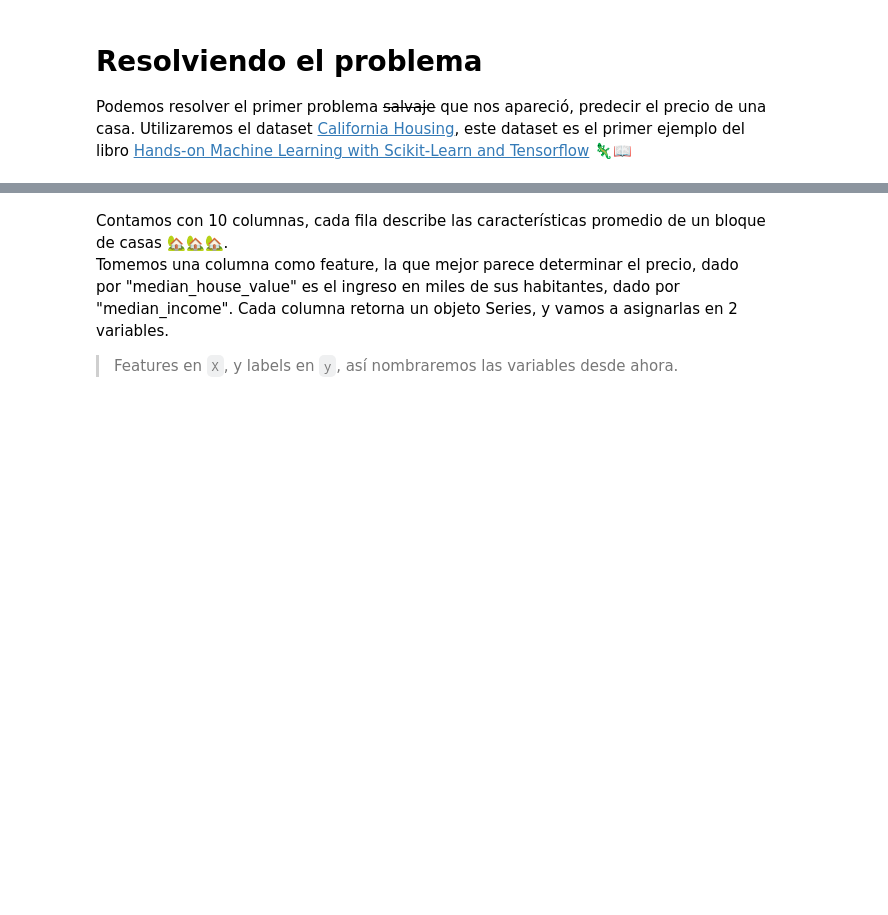
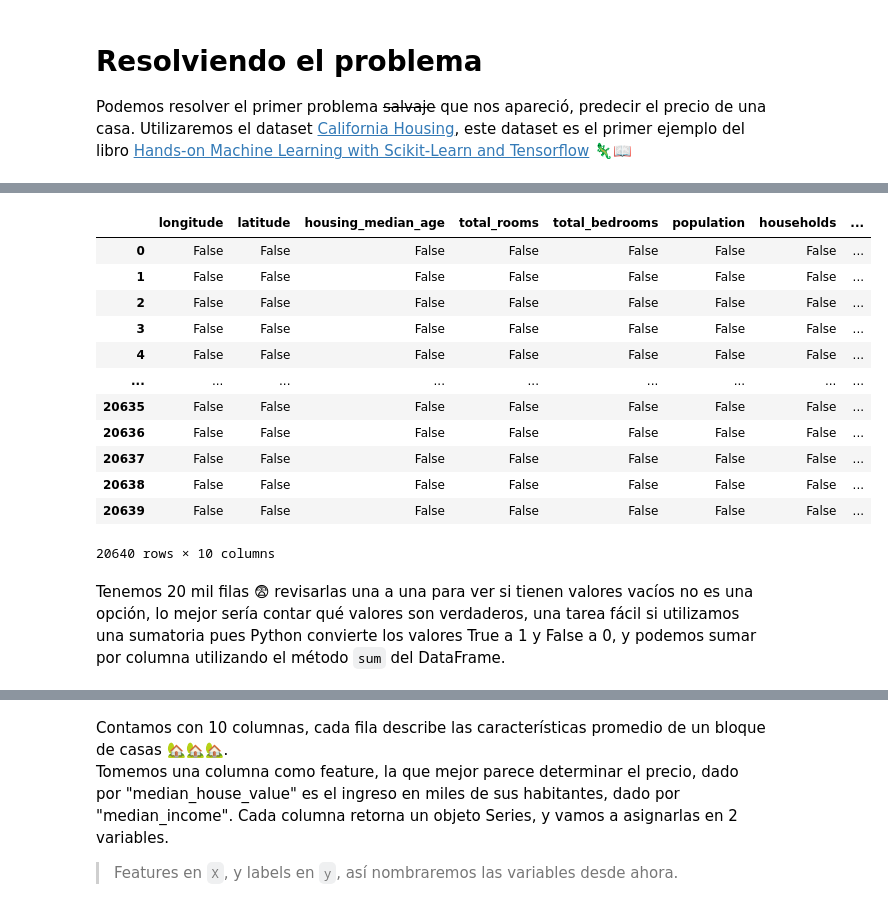
Before and after one commit to pablonoya/zigzag-ml, a Jupyter notebook: 2_hola_mundo.ipynb, the cells around one changed output, grey strips where cells are left out. Cells and saved outputs as stored; diff of their text form; code cells hidden in the pictures; blank space fills up the shorter version.

```diff
--- a/2_hola_mundo.ipynb
+++ b/2_hola_mundo.ipynb
@@ -33,0 +45,18 @@ data_housing.head()
+# %%
+data_housing.isna()
+# %% [output]
+|  | longitude | latitude | housing_median_age | total_rooms | total_bedrooms | population | households | ... |
+| 0 | False | False | False | False | False | False | False | ... |
+| 1 | False | False | False | False | False | False | False | ... |
+| 2 | False | False | False | False | False | False | False | ... |
+| 3 | False | False | False | False | False | False | False | ... |
+| 4 | False | False | False | False | False | False | False | ... |
+| ... | ... | ... | ... | ... | ... | ... | ... | ... |
+| 20635 | False | False | False | False | False | False | False | ... |
+| 20636 | False | False | False | False | False | False | False | ... |
+| 20637 | False | False | False | False | False | False | False | ... |
+| 20638 | False | False | False | False | False | False | False | ... |
+| 20639 | False | False | False | False | False | False | False | ... |
+20640 rows × 10 columns
+# %% [markdown]
+Tenemos 20 mil filas 😨 revisarlas una a una para ver si tienen valores vacíos no es una opción, lo mejor sería contar qué valores son verdaderos, una tarea fácil si utilizamos una sumatoria pues Python convierte los valores True a 1 y False a 0, y podemos sumar por columna utilizando el método `sum` del DataFrame.
```
Also changed, not shown: parts of 22 cells of this notebook, 2 other files.
